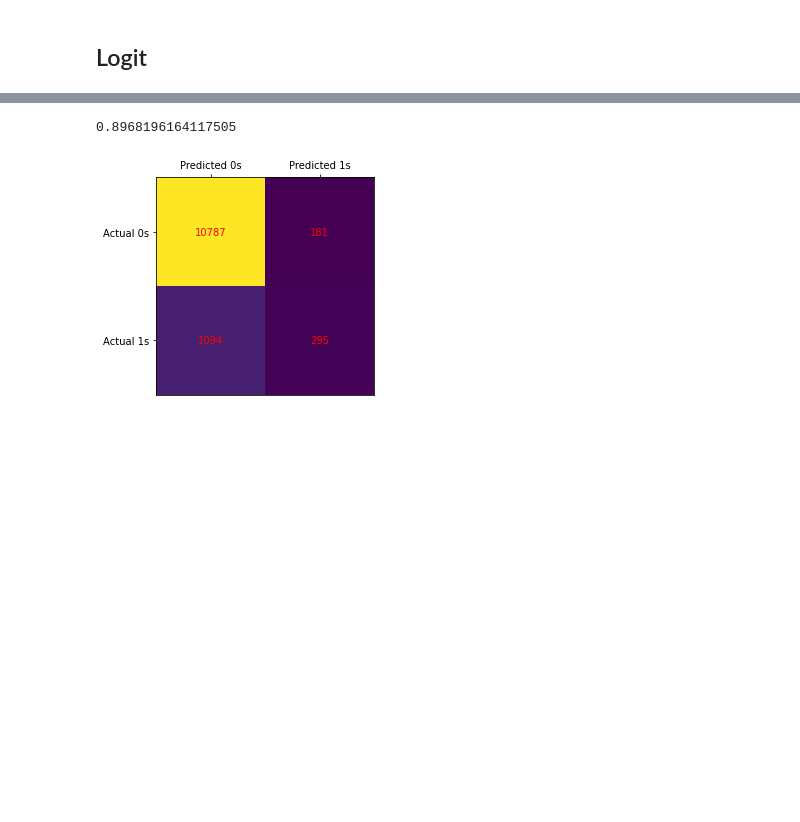
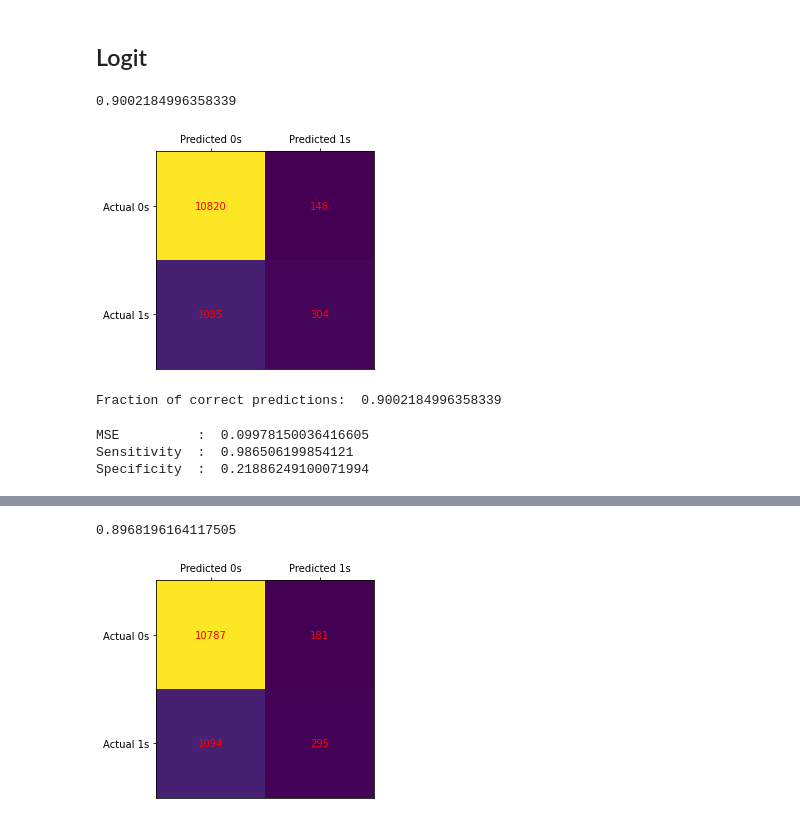
Before and after one commit to Liomat97/AQM-UCI-Machine-Learning, a Jupyter notebook: AQM Test.ipynb, the cells around one changed output, grey strips where cells are left out. Drawn from its saved outputs; the diff is of its cells as text; code cells hidden in the pictures; blank space fills up the shorter version.

```diff
--- a/AQM Test.ipynb
+++ b/AQM Test.ipynb
@@ -368,0 +418,9 @@ dtype: float64
+# %%
+#Ridge with Change of Lambda
+from sklearn.linear_model import Ridge
+from sklearn.linear_model import RidgeCV
+
+ridge_reg = Ridge(alpha=rr.alpha_, fit_intercept=True, solver='sparse_cg')
+
+ridge_reg.fit(test_x, test_y)
+print("Ridge Estimates from package: ",np.append(ridge_reg.intercept_,ridge_reg.coef_))
@@ -368,0 +442,10 @@ dtype: float64
+# %%
+from sklearn import linear_model
+from sklearn.linear_model import Lasso
+
+lasso_reg = linear_model.Lasso(alpha=rr.alpha_, fit_intercept=True)
+
+lasso_reg.fit(test_x, test_y)
+print("Lasso Estimates from package:", np.append(lasso_reg.intercept_,lasso_reg.coef_))
+
+#because IOO a Linear Ridge Regression doesnt make any sense (higher than one and lower than 0 = non-sensical Predicitions), we will use for further analysis a Logistic Regression
@@ -369,5 +467,49 @@ dtype: float64
 # %% [markdown]
 ## Logit
+# %%
+#Logit without Penalty
+from sklearn.linear_model import LogisticRegression
+model= LogisticRegression(C = 9999999999,  solver='liblinear')      # Default penalty = L2 = ridge (squared error / close to zero)
+model.fit(train_x, train_y)
+print(model.score(test_x, test_y))
+
+from sklearn.metrics import classification_report, confusion_matrix
+n = len(test_x)
+
+prob = model.predict_proba(test_x)
+pred = model.predict(test_x)
+y_pred = 1*(prob[:,1] > 0.5)
+cm = confusion_matrix(test_y, y_pred)
+frac_correct = (cm[0,0]+cm[1,1])/n
+
+fig, ax = plt.subplots(figsize=(4, 4))
+ax.imshow(cm)
+ax.grid(False)
+ax.xaxis.set(ticks=(0, 1), ticklabels=('Predicted 0s', 'Predicted 1s'))
+ax.yaxis.set(ticks=(0, 1), ticklabels=('Actual 0s', 'Actual 1s'))
+ax.xaxis.tick_top()
+ax.set_ylim(1.5, -0.5)
+for i in range(2):
+    for j in range(2):
+        ax.text(j, i, cm[i, j], ha='center', va='center', color='red')
+plt.show()
+print("Fraction of correct predictions: ", frac_correct)
+# %% [output]
+0.9002184996358339
+[figure, added]
+Fraction of correct predictions:  0.9002184996358339
+# %%
+from sklearn.metrics import mean_squared_error
+mse = mean_squared_error(test_y, y_pred)
+print('MSE          : ',mse)
+sensitivity1 = cm[0,0]/(cm[0,0]+cm[0,1])
+print('Sensitivity  : ', sensitivity1 )
+specificity1 = cm[1,1]/(cm[1,0]+cm[1,1])
+print('Specificity  : ', specificity1)
+# %% [output]
+MSE          :  0.09978150036416605
+Sensitivity  :  0.986506199854121
+Specificity  :  0.21886249100071994
 # %%
 # https://scikit-learn.org/stable/modules/generated/sklearn.linear_model.LogisticRegression.html
 
```
Also changed, not shown: parts of 16 cells of this notebook.
